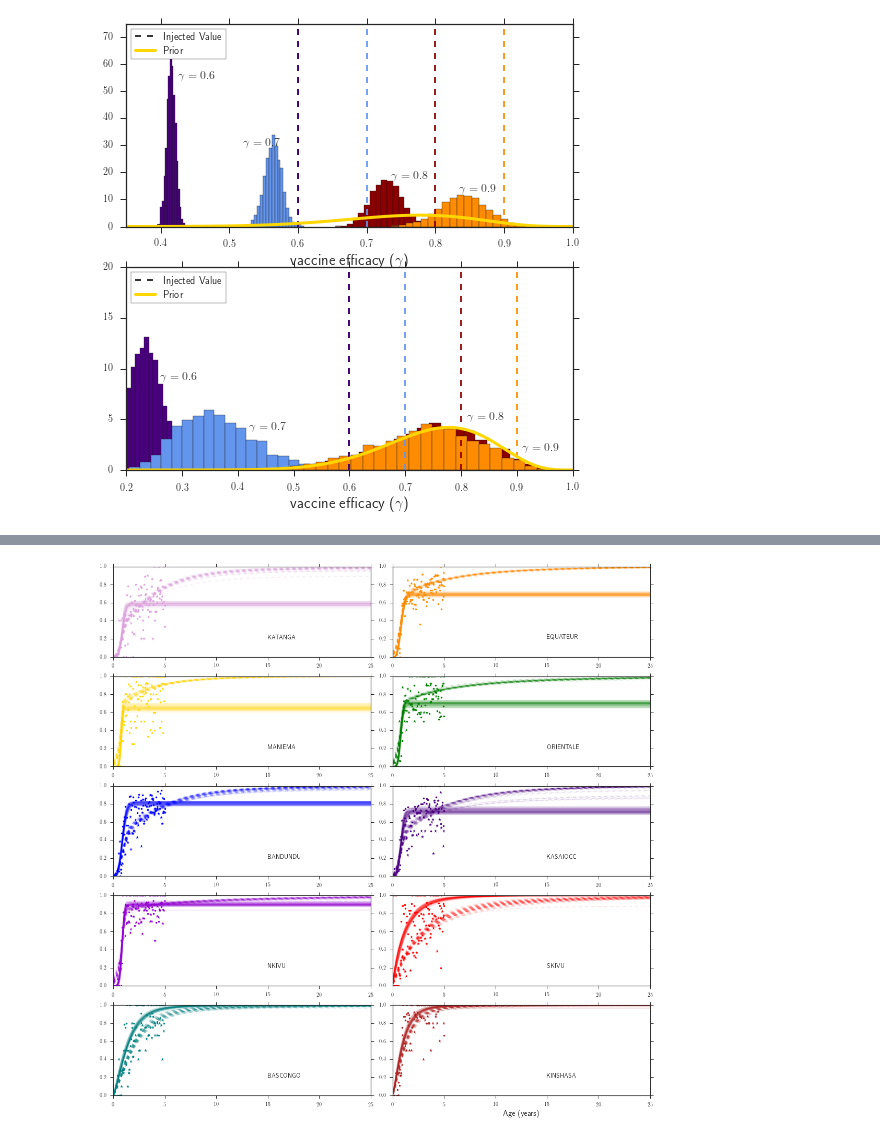
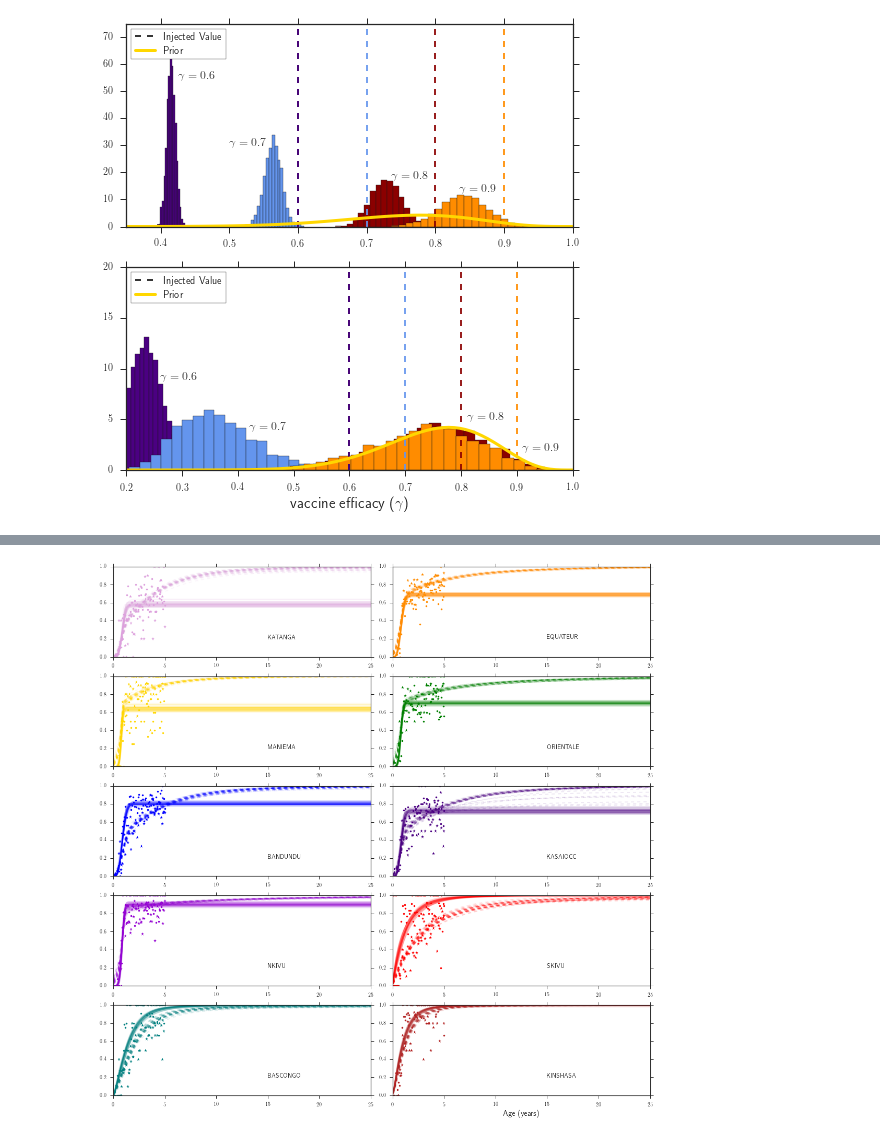
Before and after one commit to lmaesampson/CompetingRates, a Jupyter notebook: Code/Figures.ipynb, the cells around one changed output, grey strips where cells are left out. Drawn from its saved outputs; the diff is of its cells as text; code cells hidden in the pictures.

```diff
--- a/Code/Figures.ipynb
+++ b/Code/Figures.ipynb
@@ -188,37 +188,37 @@ ax0.axvline(0.9,c='darkorange',ls='--')
 #veff100,b,c = plt.hist(samples100[:,6],bins=20, normed=True, color ='darkdarkgreen')
 ax0.plot(x,y,color='gold',lw=3, label='Prior')
 ax0.legend(loc='upper left',frameon=True)
 ax0.annotate('$\gamma = 0.6$',(0.425,55),fontsize=12)
-ax0.annotate('$\gamma = 0.7$',(0.52,30),fontsize=12)
+ax0.annotate('$\gamma = 0.7$',(0.5,30),fontsize=12)
 ax0.annotate('$\gamma = 0.8$',(0.735,18),fontsize=12)
 ax0.annotate('$\gamma = 0.9$',(0.835,13),fontsize=12)
 ax0.set_xlim(0.35,1)
 ax0.set_ylim(0,75)
-ax0.set_xlabel('vaccine efficacy ($\gamma$)',fontsize=15)
+#ax0.set_xlabel('vaccine efficacy ($\gamma$)',fontsize=15)
 
 veff60,b,c = ax1.hist(samplesvc60[:,6],bins=30, normed=True, color ='indigo')
 ax1.axvline(0.6,c='k',ls='--',label='Injected Value')
 ax1.axvline(0.6,c='indigo',ls='--')
 veff70,b,c = ax1.hist(samplesvc70[:,6],bins=30, normed=True, color = 'cornflowerblue')
 ax1.axvline(0.7,c='cornflowerblue',ls='--')
 veff80,b,c = ax1.hist(samplesvc80[:,6],bins=30, normed=True, color = 'darkred')
 ax1.axvline(0.8,c='darkred',ls='--')
 veff90,b,c = ax1.hist(samplesvc90[:,6],bins=30, normed=True, color = 'darkorange')
 ax1.axvline(0.9,c='darkorange',ls='--')
 #veff100,b,c = plt.hist(samples100[:,6],bins=20, normed=True, color ='darkdarkgreen')
 ax1.plot(x,y,color='gold',lw=3, label='Prior')
 ax1.legend(loc='upper left',frameon=True)
 ax1.annotate('$\gamma = 0.6$',(0.26,9),fontsize=12)
 ax1.annotate('$\gamma = 0.7$',(0.42,4),fontsize=12)
 ax1.annotate('$\gamma = 0.8$',(0.81,5),fontsize=12)
 ax1.annotate('$\gamma = 0.9$',(0.91,2),fontsize=12)
 ax1.set_xlim(0.2,1)
 ax1.set_ylim(0,20)
 ax1.set_xlabel('vaccine efficacy ($\gamma$)',fontsize=15)
 
-plt.savefig('veff_fakedata.pdf')
+plt.savefig('veff_fakedata.png',dpi=300,bbox_inches="tight")
 # %% [output]
-[figure, old version]
+[figure, new version]
 # %%
 #Look at vh and foi:
 foiinj = np.genfromtxt('../Simulations/foi_injected.csv',delimiter=',') #injected foi
```
Also changed, not shown: parts of 14 cells of this notebook, 9 other files.
